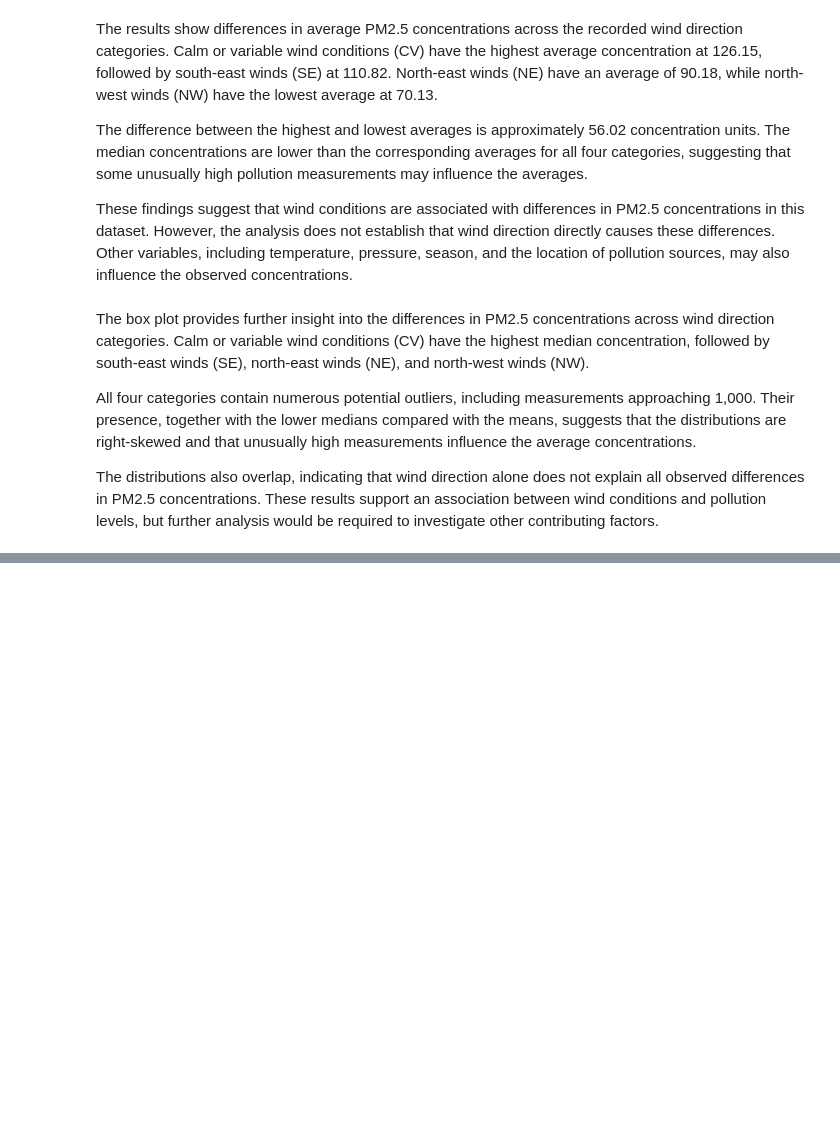
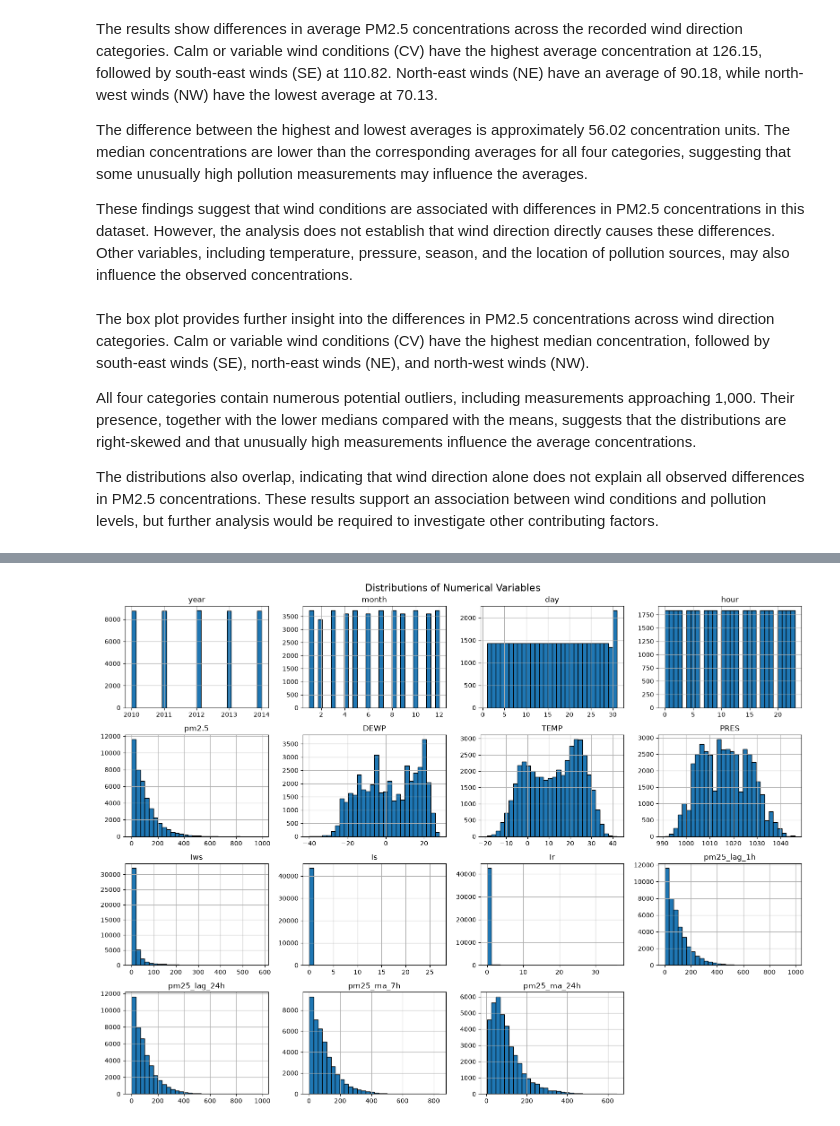
Before and after one commit to k-nizy/ML-pipeline-F1, a Jupyter notebook: notebooks/pm25_EDA.ipynb, the cells around one changed output, grey strips where cells are left out. Drawn from its saved outputs; the diff is of its cells as text; code cells hidden in the pictures; blank space fills up the shorter version.

```diff
--- a/notebooks/pm25_EDA.ipynb
+++ b/notebooks/pm25_EDA.ipynb
@@ -654,0 +842,6 @@ The distributions also overlap, indicating that wind direction alone does not ex
+# %%
+# Select numerical columns, excluding the row identifier
+numerical_columns = df.select_dtypes(include="number").drop(
+    columns=["No"],
+    errors="ignore"
+)
@@ -654,0 +875,17 @@ The distributions also overlap, indicating that wind direction alone does not ex
+# %%
+# Plot the distributions of the numerical variables
+numerical_columns.hist(
+    figsize=(16, 12),
+    bins=30,
+    edgecolor="black"
+)
+
+plt.suptitle(
+    "Distributions of Numerical Variables",
+    fontsize=16
+)
+
+plt.tight_layout()
+plt.show()
+# %% [output]
+[figure, added]
```
Also changed, not shown: parts of 18 cells of this notebook.
